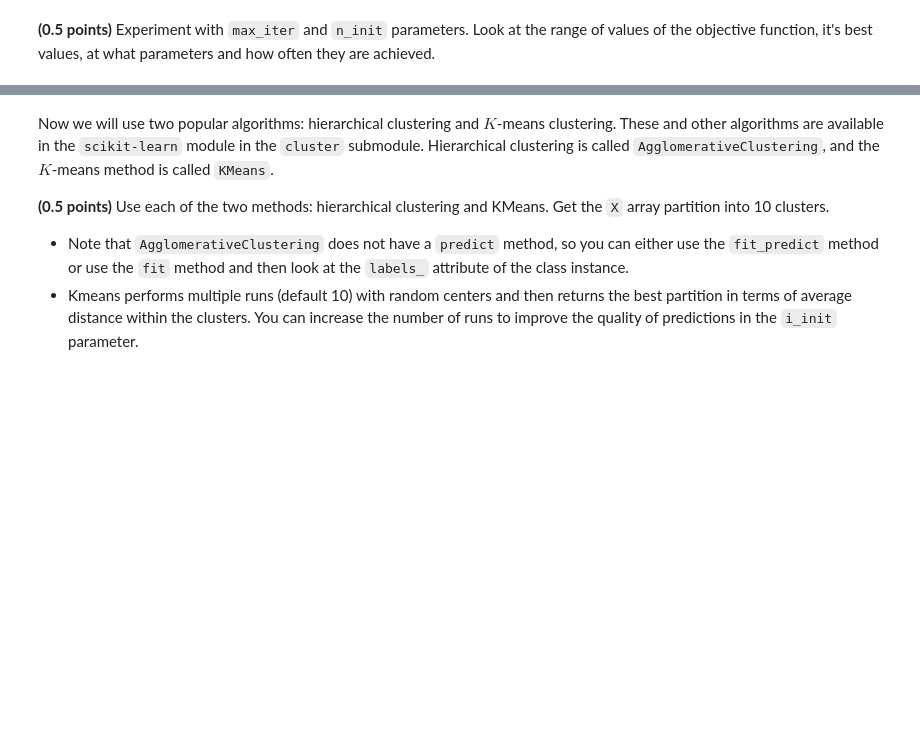
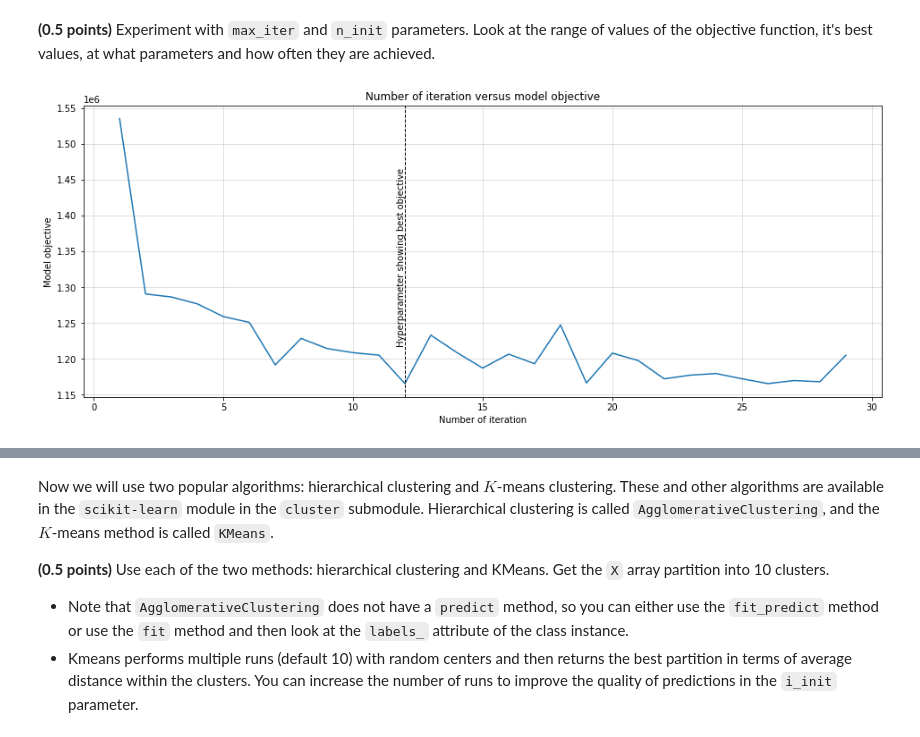
Before and after one commit to AnastasiiaSt/Clustering, a Jupyter notebook: clustering.ipynb, the cells around one changed output, grey strips where cells are left out. Cells and saved outputs as stored; diff of their text form; code cells hidden in the pictures; blank space fills up the shorter version.

```diff
--- a/clustering.ipynb
+++ b/clustering.ipynb
@@ -139,2 +226,40 @@ assert custor_kmeans_labels.shape == (1797,)
 # %% [markdown]
 **(0.5 points)** Experiment with `max_iter` and `n_init` parameters. Look at the range of values of the objective function, it's best values, at what parameters and how often they are achieved.
+# %%
+# Create function for hyperparameters tuning
+
+def hyperparameters_tuning(max_iters, n_inits):
+    objectives = []
+    if isinstance(max_iters, int):
+        max_iters = [max_iters]
+        evaluated = n_inits
+        axisx = 'Number of initialization'
+    if isinstance(n_inits, int):
+        n_inits = [n_inits]
+        evaluated = max_iters
+        axisx = 'Number of iteration'
+    for max_iter in max_iters:
+        for n_init in n_inits:
+            model = CustomKMeans(max_iter = max_iter, n_init = n_init, random_state = 42, n_clusters = 10)
+            model.fit(X)
+            objectives.append(model.objective)
+    plt.figure(figsize = (16, 6))
+    plt.plot(evaluated, objectives)
+    y = np.mean(objectives)
+    x = evaluated[np.argmin(objectives + evaluated * np.min(objectives) * 0.001)]
+    plt.axvline(x, linestyle = '--', color = 'black', linewidth = 1)
+    plt.text(x = x - 0.3, y = y, s = 'Hyperparameter showing best objective', rotation = 90)
+    plt.title('{} versus model objective'.format(axisx))
+    plt.xlabel(axisx)
+    plt.ylabel('Model objective')
+    plt.xticks(list(evaluated).append(x))
+    plt.grid(visible = True, axis = 'x', which = 'both', alpha = 0.5)
+    plt.grid(visible = True, axis = 'y', which = 'major', alpha = 0.5)
+    plt.show()
+# %%
+max_iters = np.arange(1, 30)
+n_inits = 1
+
+hyperparameters_tuning(max_iters = max_iters, n_inits = n_inits)
+# %% [output]
+[figure, added]
```
Also changed, not shown: parts of 6 cells of this notebook.
